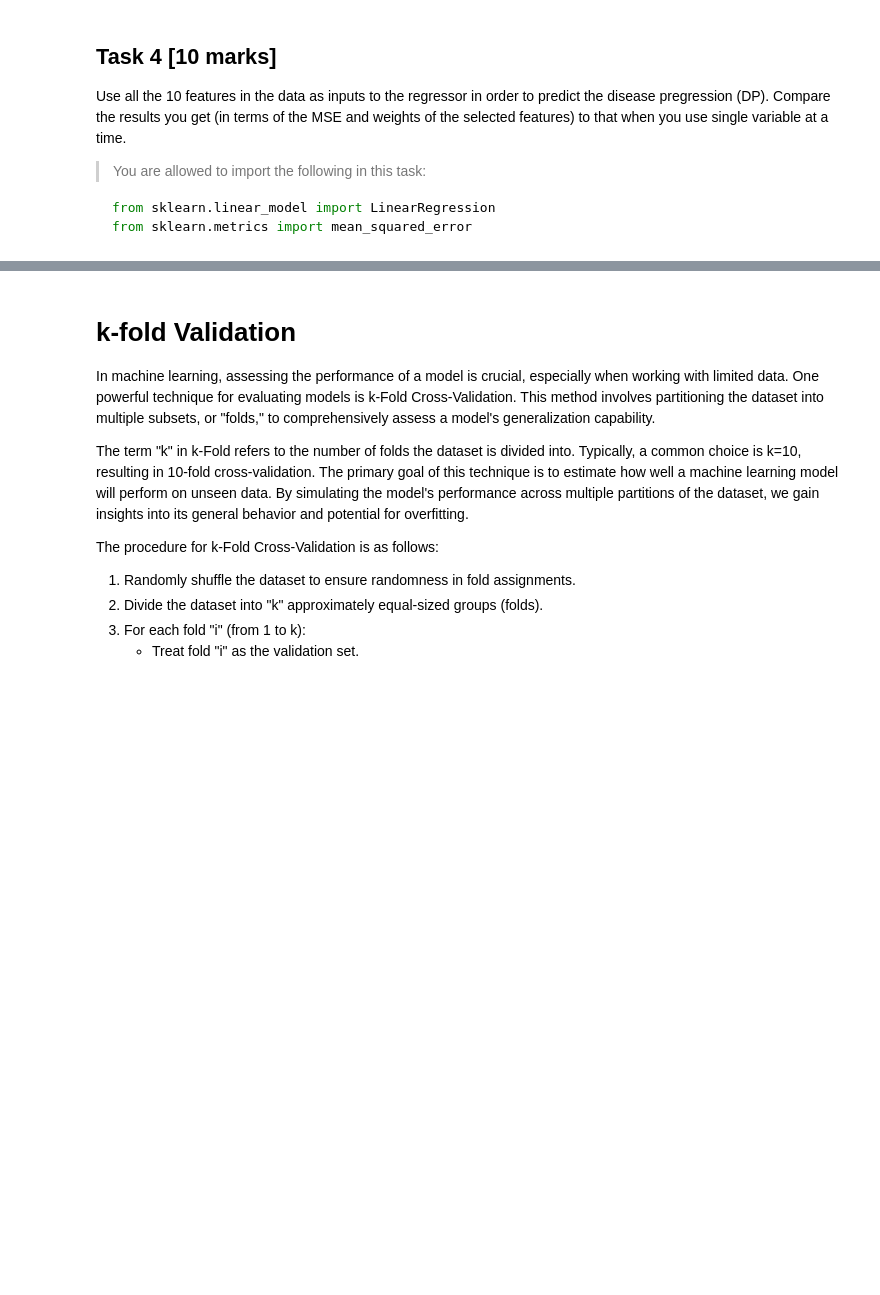
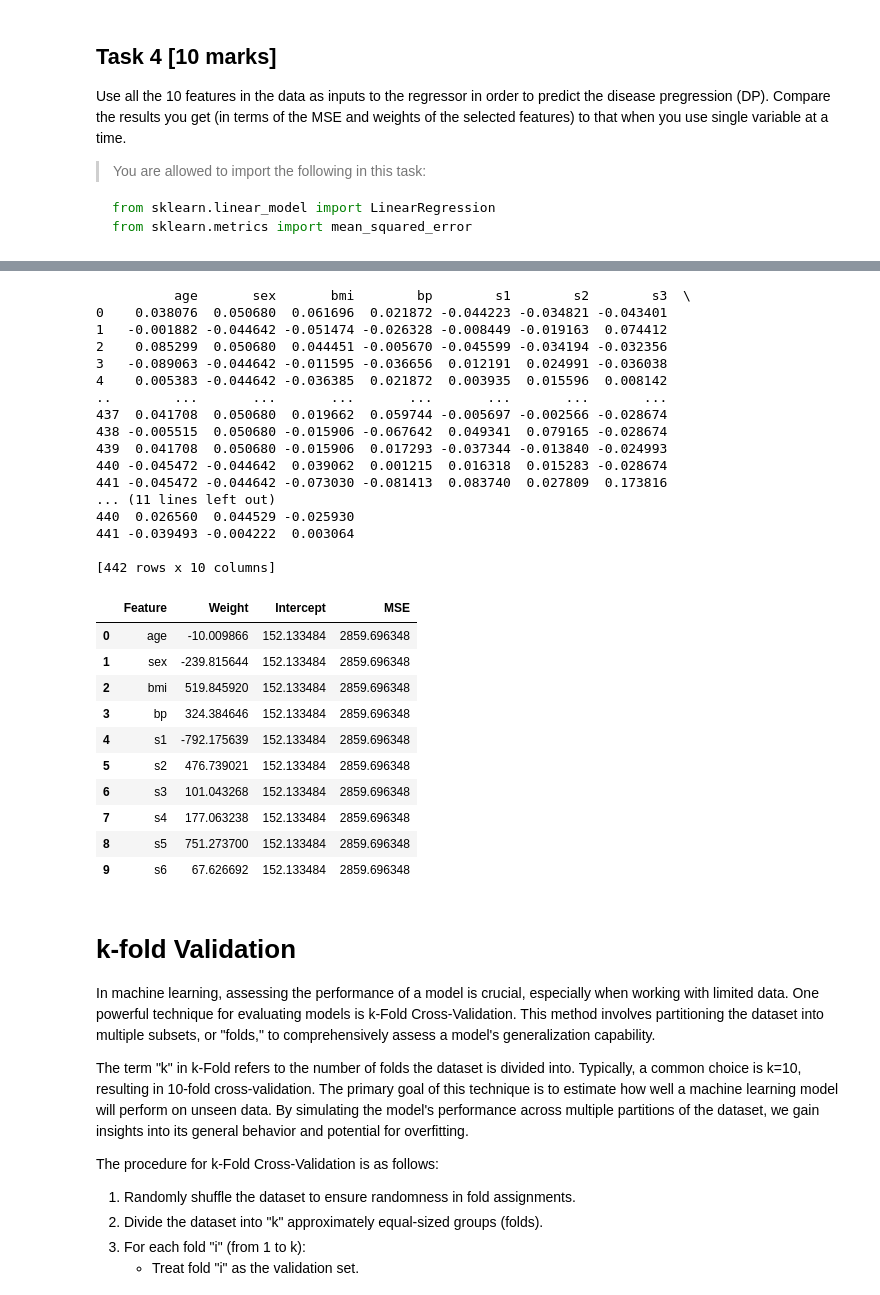
Before and after one commit to zequanwen/ML, a Jupyter notebook: 02_ML_LR.ipynb, the cells around one changed output, grey strips where cells are left out. Drawn from its saved outputs; the diff is of its cells as text; code cells hidden in the pictures; blank space fills up the shorter version.

```diff
--- a/02_ML_LR.ipynb
+++ b/02_ML_LR.ipynb
@@ -632,3 +581,63 @@ ValueError: Length of values (1) does not match length of index (2)
+# %%
+# Task 4
+
+from sklearn.linear_model import LinearRegression
+from sklearn.metrics import mean_squared_error
+# Function to perform linear regression and calculate MSE using scikit-learn
+def sklearn_linear_regression(feature, target):
+    model = LinearRegression()
+    model.fit(feature, target)
+    predictions = model.predict(feature)
+    mse = mean_squared_error(target, predictions)
+    return model.coef_, model.intercept_, mse
+
+# Assuming you have a DataFrame `diabetes_data` with all features and the target variable
+X_all_features = diabetes_data[diabetes['feature_names']]
+print(X_all_features)
+name = diabetes['feature_names']
+Y = diabetes_data['DP']
+
+# Use the function to get weights and MSE for all features
+weights_all_features, intercept_all_features, mse_all_features = sklearn_linear_regression(X_all_features, Y)
+
+# Create a new DataFrame to store the weights for each feature
+results_df = pd.DataFrame({
+    'Feature': name,  # Excluding the target variable column
+    'Weight': weights_all_features
+})
+results_df['Intercept'] = intercept_all_features
+results_df['MSE'] = mse_all_features
+
+results_df
+# %% [output]
+          age       sex       bmi        bp        s1        s2        s3  \
+0    0.038076  0.050680  0.061696  0.021872 -0.044223 -0.034821 -0.043401
+1   -0.001882 -0.044642 -0.051474 -0.026328 -0.008449 -0.019163  0.074412
+2    0.085299  0.050680  0.044451 -0.005670 -0.045599 -0.034194 -0.032356
+3   -0.089063 -0.044642 -0.011595 -0.036656  0.012191  0.024991 -0.036038
+4    0.005383 -0.044642 -0.036385  0.021872  0.003935  0.015596  0.008142
+..        ...       ...       ...       ...       ...       ...       ...
+437  0.041708  0.050680  0.019662  0.059744 -0.005697 -0.002566 -0.028674
+438 -0.005515  0.050680 -0.015906 -0.067642  0.049341  0.079165 -0.028674
+439  0.041708  0.050680 -0.015906  0.017293 -0.037344 -0.013840 -0.024993
+440 -0.045472 -0.044642  0.039062  0.001215  0.016318  0.015283 -0.028674
+441 -0.045472 -0.044642 -0.073030 -0.081413  0.083740  0.027809  0.173816
+... (11 lines left out)
+440  0.026560  0.044529 -0.025930
+441 -0.039493 -0.004222  0.003064
+
+[442 rows x 10 columns]
+|  | Feature | Weight | Intercept | MSE |
+| 0 | age | -10.009866 | 152.133484 | 2859.696348 |
+| 1 | sex | -239.815644 | 152.133484 | 2859.696348 |
+| 2 | bmi | 519.845920 | 152.133484 | 2859.696348 |
+| 3 | bp | 324.384646 | 152.133484 | 2859.696348 |
+| 4 | s1 | -792.175639 | 152.133484 | 2859.696348 |
+| 5 | s2 | 476.739021 | 152.133484 | 2859.696348 |
+| 6 | s3 | 101.043268 | 152.133484 | 2859.696348 |
+| 7 | s4 | 177.063238 | 152.133484 | 2859.696348 |
+| 8 | s5 | 751.273700 | 152.133484 | 2859.696348 |
+| 9 | s6 | 67.626692 | 152.133484 | 2859.696348 |
 # %% [markdown]
 # k-fold Validation
 
```
Also changed, not shown: parts of 7 cells of this notebook.
